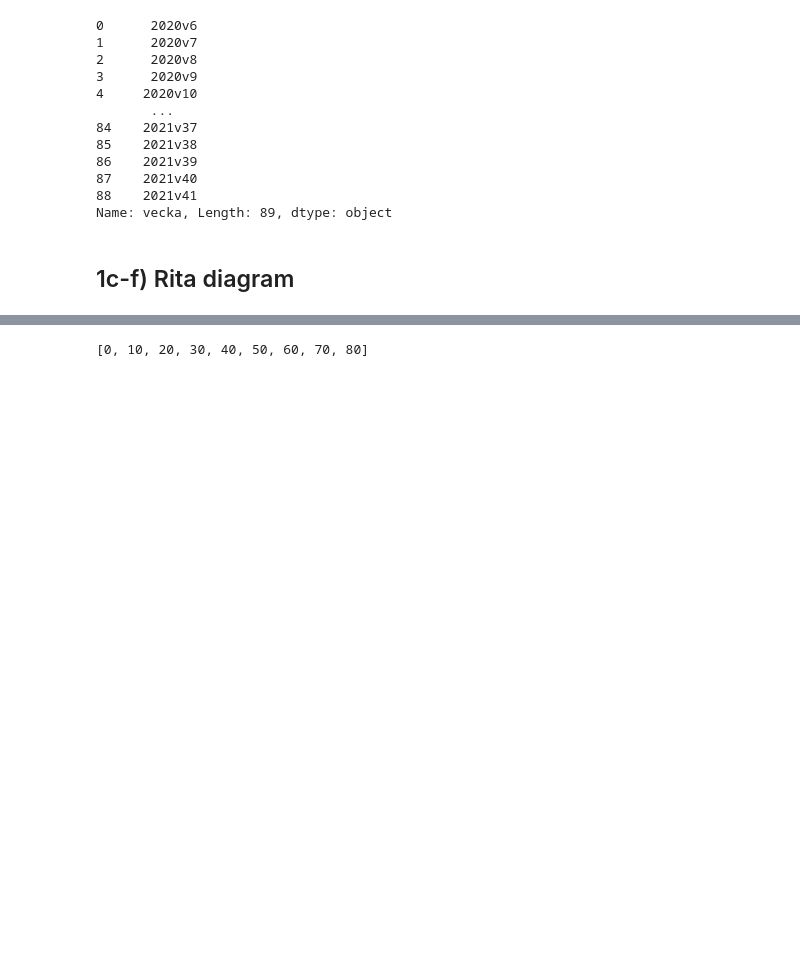
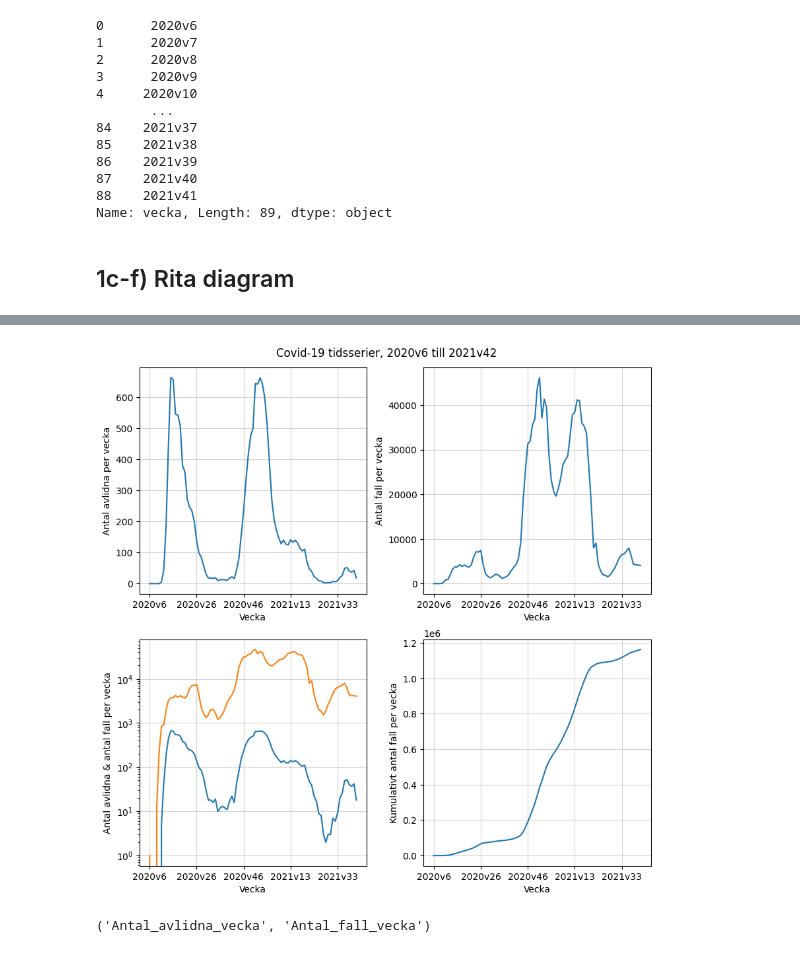
Before and after one commit to jwiegert/databehandling-joachim-wiegert, a Jupyter notebook: labs/lab1/jwiegert_lab1.ipynb, the cells around one changed output, grey strips where cells are left out. Drawn from its saved outputs; the diff is of its cells as text; code cells hidden in the pictures; blank space fills up the shorter version.

```diff
--- a/labs/lab1/jwiegert_lab1.ipynb
+++ b/labs/lab1/jwiegert_lab1.ipynb
@@ -138,4 +96,65 @@ sns.lineplot(
-# %%
-list(range(0,len(c19sweden["vecka"]),10))
-# %% [output]
-[0, 10, 20, 30, 40, 50, 60, 70, 80]
+# %%
+# With seaborn
+
+# Define a plot function (move to a separate py-file later?)
+def snsline(data, xparam, yparam, xlabel, ylabel, ax):
+    # General plot settings
+    ax.set(ylabel=ylabel, xlabel=xlabel)
+    ax.set_xticks(list(range(0,len(c19sweden[xparam]),20)))
+    ax.grid(color="lightgray")
+    plt.subplots_adjust(wspace = 0.25)
+
+    # Plot code
+    sns.lineplot(
+        data=data,
+        x=xparam, y=yparam,
+        ax=ax
+    )
+
+# Set up of subplots and other settings
+fig,ax = plt.subplots(
+    2,2,
+    dpi=100,
+    figsize=(10,10)
+)
+fig.suptitle("Covid-19 tidsserier, 2020v6 till 2021v42",y=0.91)
+fig.set_facecolor("white")
+
+# Lists with plot parameters and plot labels
+xparam = "vecka"
+
+yparams = [
+    "Antal_avlidna_vecka",
+    "Antal_fall_vecka",
+   ["Antal_avlidna_vecka","Antal_fall_vecka"],
+    "Kum_antal_fall"
+]
+
+xlabel = "Vecka"
+ylabels = [
+    "Antal avlidna per vecka",
+    "Antal fall per vecka",
+    "Antal avlidna & antal fall per vecka",
+    "Kumulativt antal fall per vecka"
+]
+
+# So this will plots
+# 1c avlidna fall per vecka, 2020v6 to now
+# 1d nya fall per vecka, 2020v6 to now.
+# 1e avlidna fall per vecka & nya fall per vecka, 2020v6 to now
+# 1f kumulativt antal fall, 2020v6 to now
+
+for n in range(ax.size):
+    subp_coord = (n//2,(n-2)%2) # Gives 0,0 ; 0,1 ; 1,0 ; and 1,1
+
+    if len(yparams[n]) == 2:
+        snsline(c19sweden, xparam, yparams[n][0], xlabel, ylabels[n], ax[subp_coord])
+        snsline(c19sweden, xparam, yparams[n][1], xlabel, ylabels[n], ax[subp_coord])
+        ax[subp_coord].set_yscale("log")
+    else:
+        snsline(c19sweden, xparam, yparams[n], xlabel, ylabels[n], ax[subp_coord])
+
+# save figure: 1cdef_seaborn.png
+fig.savefig("visualiseringar/1cdef_seaborn.png")
+# %% [output]
+[figure, added]
@@ -141,0 +210,4 @@ list(range(0,len(c19sweden["vecka"]),10))
+# %%
+(yparams[2][0],yparams[2][1])
+# %% [output]
+('Antal_avlidna_vecka', 'Antal_fall_vecka')
```
Also changed, not shown: parts of 5 cells of this notebook, 2 other files.
